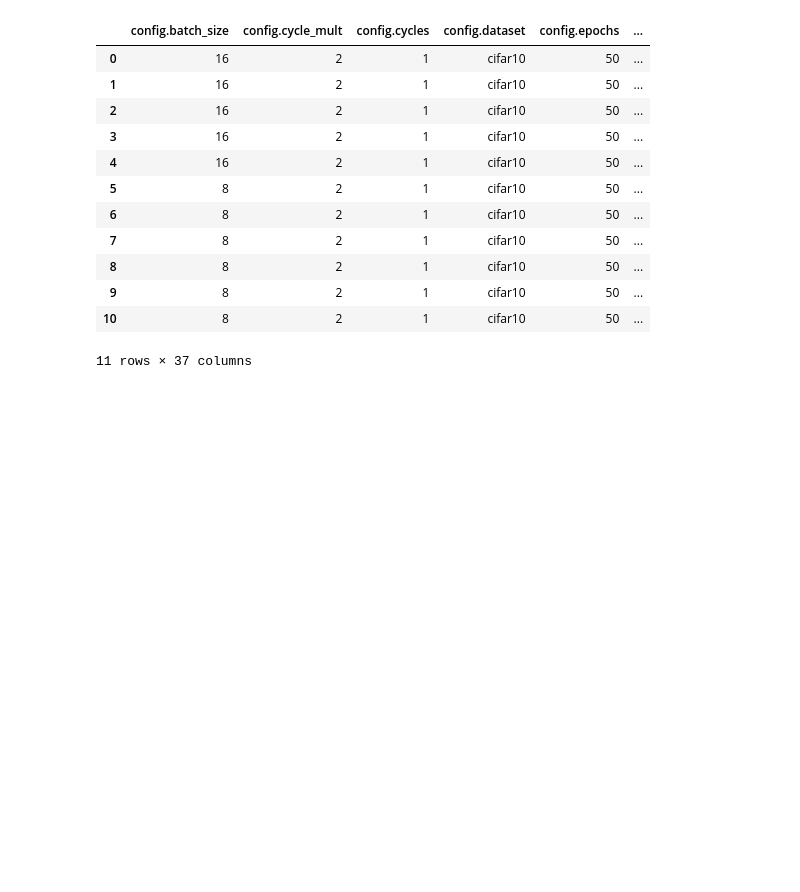
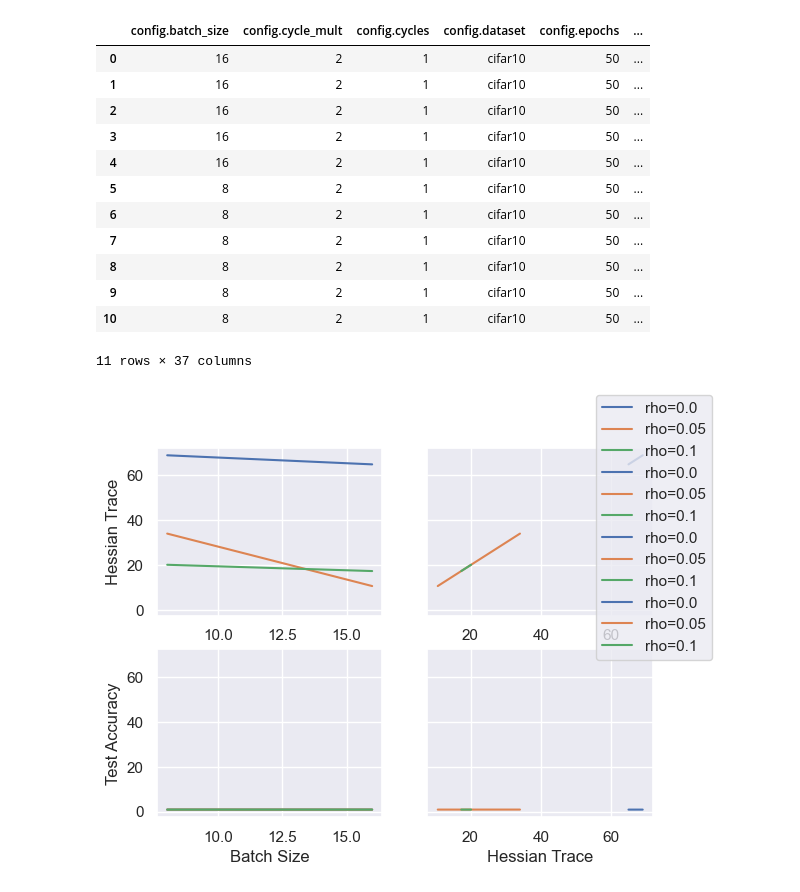
Before and after one commit to foundry-ai/foundry, a Jupyter notebook: examples/src/image_classifier/visualize.ipynb, the cells around one changed output. Saved outputs shown, nothing was run; the diff lists cells and outputs as text; code cells hidden in the pictures; blank space fills up the shorter version.

Commit message:
Updated to include visualization code

```diff
--- a/examples/src/image_classifier/visualize.ipynb
+++ b/examples/src/image_classifier/visualize.ipynb
@@ -58,0 +52,41 @@ sharpness = data['data.sharpness/sigma_trace']
+# %%
+import matplotlib.pyplot as plt
+plt.ioff()
+
+from IPython.display import display
+import numpy as np
+import seaborn as sns
+sns.set_theme()
+
+def make_plots(data):
+    fig, axs = plt.subplots(2, 2, sharey=True)
+
+    xs = ["Batch Size", "Hessian Trace"]
+    ys = ["Hessian Trace", "Test Accuracy"]
+    for i, x in enumerate(xs):
+        axs[-1, i].set_xlabel(x)
+    for j, y in enumerate(ys):
+        axs[j, 0].set_ylabel(y)
+
+    rhos = data['config.sam_rho'].unique()
+    for rho in rhos:
+        rho_data = data[data['config.sam_rho'] == rho]
+        rho_data = rho_data.sort_values('config.batch_size')
+        batch_size = np.array(rho_data['config.batch_size'])
+        sharpness = np.array(rho_data['data.sharpness/sigma_trace'])
+        accuracy = np.array(rho_data['data.test/accuracy'])
+        xs = [batch_size, sharpness]
+        ys = [sharpness, accuracy]
+        for i, x in enumerate(xs):
+            for j, y in enumerate(ys):
+                if i == 0 and j == 0:
+                    axs[j,i].plot(x,y, label=f"rho={rho}")
+                else:
+                    axs[j,i].plot(x,y)
+    fig.legend()
+    return fig
+# %%
+sgd_data = data[data['config.optimizer'] == 'sgd']
+make_plots(sgd_data)
+# %% [output]
+[figure, added]
```
Also changed, not shown: parts of 2 cells of this notebook, 2 other files.
